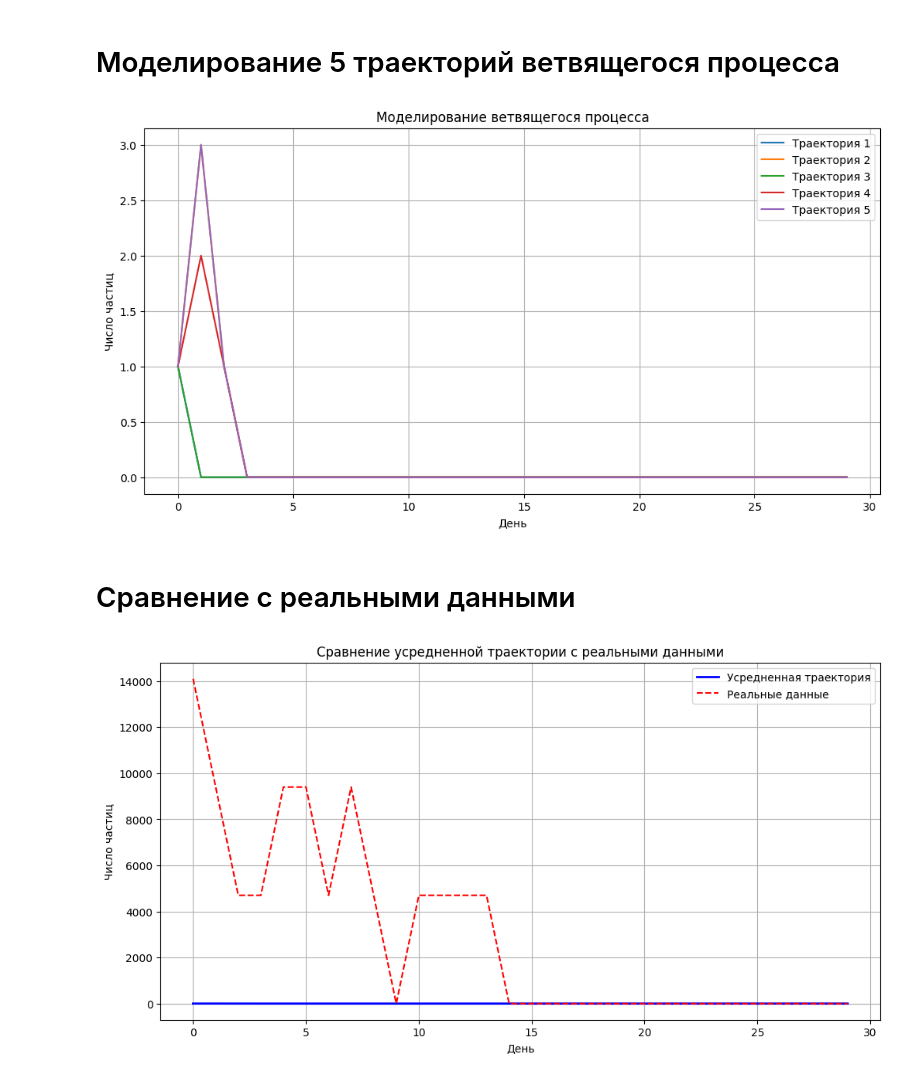
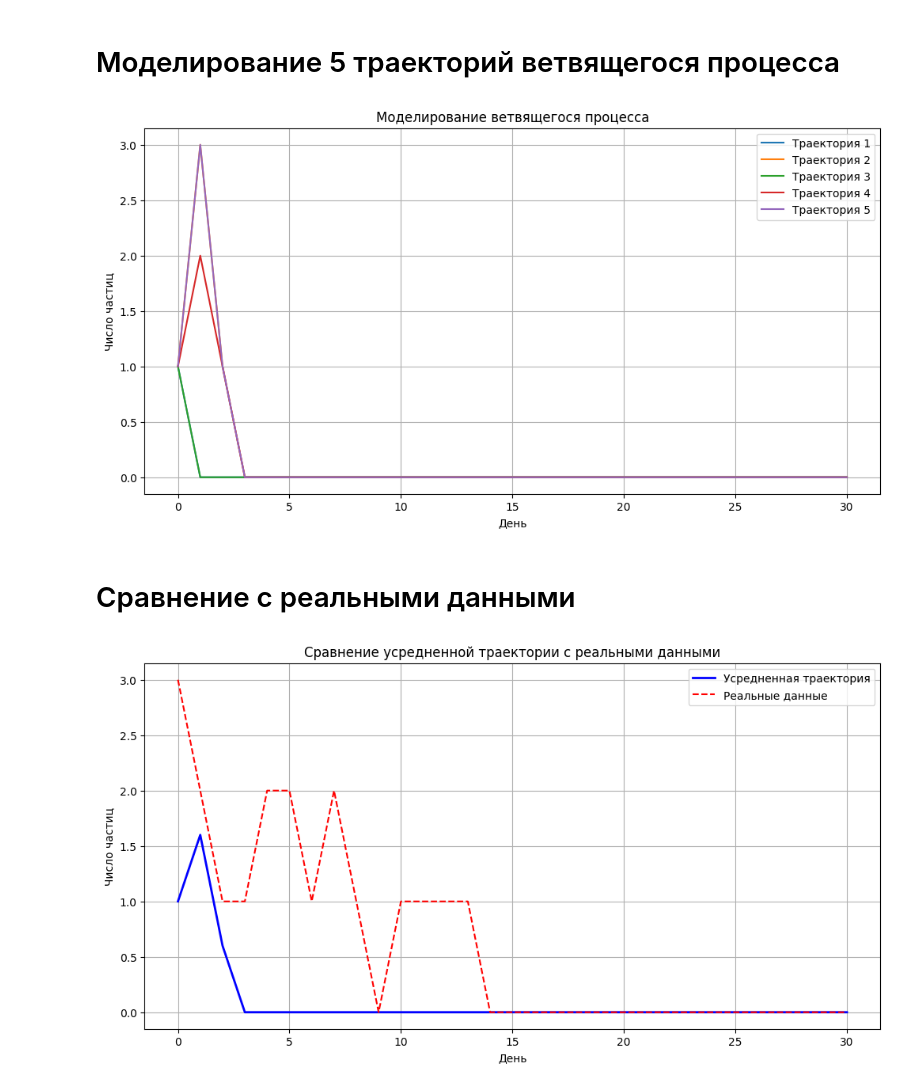
Before and after one commit to AntoninaRemizova/Minor, a Jupyter notebook: Ремизова_дз3_(Ветвящиеся_процессы).ipynb, the cells around one changed output. Drawn from its saved outputs; the diff is of its cells as text; code cells hidden in the pictures.

```diff
--- a/Ремизова_дз3_(Ветвящиеся_процессы).ipynb
+++ b/Ремизова_дз3_(Ветвящиеся_процессы).ipynb
@@ -32,7 +32,7 @@ data
 # Нормировка
 # %%
 population = data['Население страны'].iloc[0]
-daily_infected = data['Заражений за день'].values[425:455]
+daily_infected = data['Заражений за день'].values[425:456]
 normalized_infected = (daily_infected / population) * 100000
 print(normalized_infected)
 # %% [output]
@@ -101,7 +102,7 @@ def simulate_branching_process(mu, days=30, trajectories=5):
     all_trajectories = []
     for _ in range(trajectories):
         particles = [1]
-        for day in range(1, days):
+        for day in range(1, days+1):
             new_particles = 0
             for _ in range(particles[-1]):
                 offspring = np.random.geometric(p=1/(mu + 1)) - 1
@@ -122,19 +123,19 @@ plt.legend()
 plt.grid()
 plt.show()
 # %% [output]
-[figure, old version]
+[figure, new version]
 # %% [markdown]
 # Сравнение с реальными данными
 # %%
 average_trajectory = np.mean(trajectories, axis=0)
 plt.figure(figsize=(12, 6))
 plt.plot(average_trajectory, label='Усредненная траектория', color='blue', linewidth=2)
-plt.plot(normalized_infected * np.max(daily_infected), label='Реальные данные', color='red', linestyle='--')
+plt.plot(normalized_infected, label='Реальные данные', color='red', linestyle='--')
 plt.title('Сравнение усредненной траектории с реальными данными')
 plt.xlabel('День')
 plt.ylabel('Число частиц')
 plt.legend()
 plt.grid()
 plt.show()
 # %% [output]
-[figure, old version]
+[figure, new version]
```
Also changed, not shown: parts of 4 cells of this notebook.
